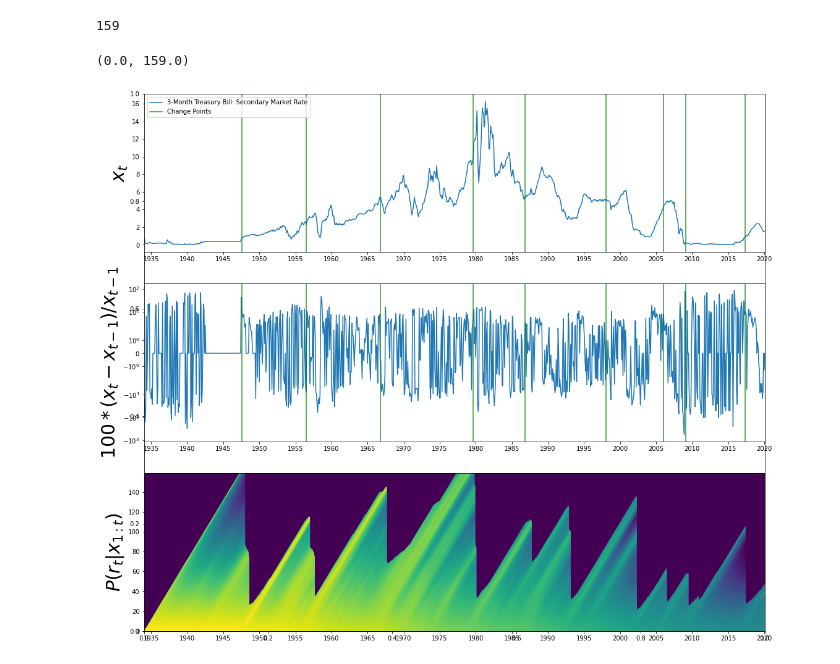
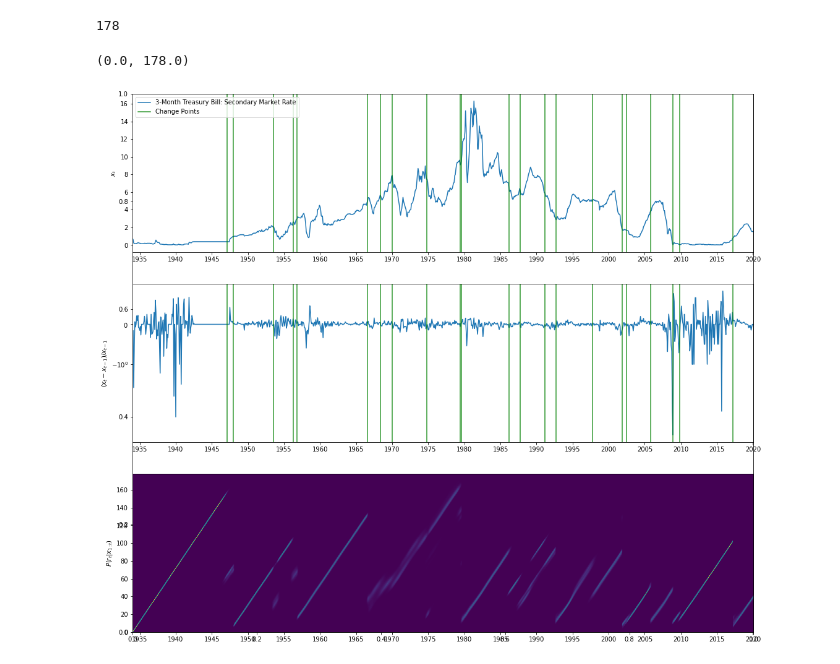
Before and after one commit to promised-ai/changepoint, a Jupyter notebook: examples/treasury_bill.ipynb, the cells around one changed output. Drawn from its saved outputs; the diff is of its cells as text; code cells hidden in the pictures.

```diff
--- a/examples/treasury_bill.ipynb
+++ b/examples/treasury_bill.ipynb
@@ -10,4 +21,4 @@ import pandas as pd
 # %%
 data = pd.read_csv("../resources/TB3MS.csv", parse_dates=["DATE"])
-r = np.loadtxt("../treasury_bill_output_r.txt")
+r = genfromtxt("../treasury_bill_output_r.txt", filling_values=0, delimiter=",")
 change_points = np.loadtxt("../treasury_bill_output_change_points.txt").astype(np.uint)
@@ -14,47 +41,48 @@ change_points = np.loadtxt("../treasury_bill_output_change_points.txt").astype(n
 # %%
-max_length = np.where(np.sum(np.exp(r), axis=0) < 1E-4)[0][0]
+max_length = np.where(np.sum(r, axis=0) < 1E-4)[0][0]
 max_length
 # %% [output]
-159
+178
 # %%
-fig, ax = plt.subplots(figsize=[18, 16])
+fig, ax = plt.subplots(figsize=[18, 16], sharex=True)
 
 ax = fig.add_subplot(3, 1, 1)
 ax.plot("DATE", "TB3MS", data=data, label="3-Month Treasury Bill: Secondary Market Rate")
 ax.xaxis.set_major_locator(mdates.YearLocator(5))
 ax.xaxis.set_major_formatter(mdates.DateFormatter("%Y"))
 
 #ax.set_yscale('symlog', linthreshy=20)
-ax.set_ylabel("$x_t$", fontsize=30)
+ax.set_ylabel("$x_t$")
 for change_point in change_points:
     line = ax.axvline(data.DATE.iloc[change_point], color="green", alpha=0.8)
 line.set_label("Change Points")
 ax.legend()
 
 ax = fig.add_subplot(3, 1, 2, sharex=ax)
-pct_changes = np.diff(data["TB3MS"]) /data["TB3MS"].values[1:] * 100
+pct_changes = np.diff(data["TB3MS"]) /data["TB3MS"].values[1:]
 ax.set_yscale("symlog")
-ax.set_ylabel("$100*(x_t - x_{t-1}) / x_{t-1}$", fontsize=30)
+ax.set_ylabel("$(x_t - x_{t-1}) / x_{t-1}$")
 ax.plot(data["DATE"].values[1:], pct_changes, label="")
 ax.xaxis.set_major_locator(mdates.YearLocator(5))
 ax.xaxis.set_major_formatter(mdates.DateFormatter("%Y"))
 
 for change_point in change_points:
     line = ax.axvline(data.DATE.iloc[change_point], color="green", alpha=0.8)
 
 ax = fig.add_subplot(3, 1, 3, sharex=ax)
 x_lims = mdates.date2num([data.DATE.min(), data.DATE.max()])
-rp = np.rot90(r, 1)
-rp[np.isinf(rp)] = np.min(rp[np.isfinite(rp)])
+#rp = np.rot90(r, 1)
+#rp[np.isinf(rp)] = np.min(rp[np.isfinite(rp)])
 
 ax.imshow(
-    rp,
+    np.transpose(r),
     cmap=cm.viridis,
     extent = [x_lims[0], x_lims[1], 0, r.shape[1]],
     aspect="auto",
+    origin="lower",
 )
-ax.set_ylabel("$P(r_t|x_{1:t})$", fontsize=30)
+ax.set_ylabel("$P(r_t|x_{1:t})$")
 ax.set_ylim(0, max_length)
 # %% [output]
-(0.0, 159.0)
+(0.0, 178.0)
-[figure, old version]
+[figure, new version]
```
Also changed, not shown: parts of 17 cells of this notebook, 10 other files.
